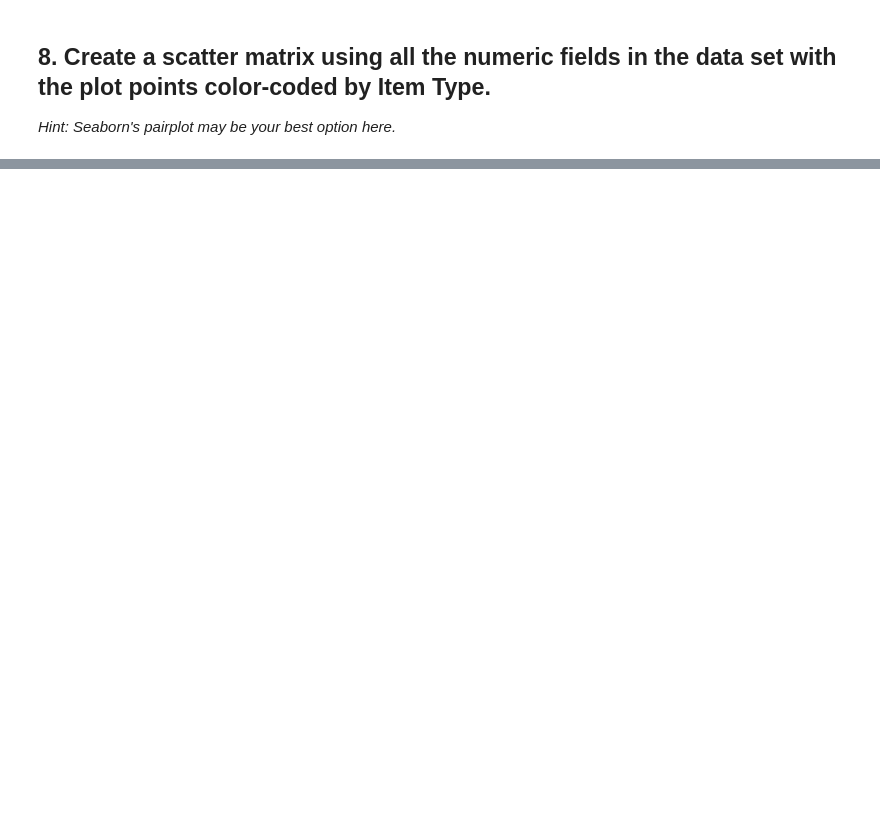
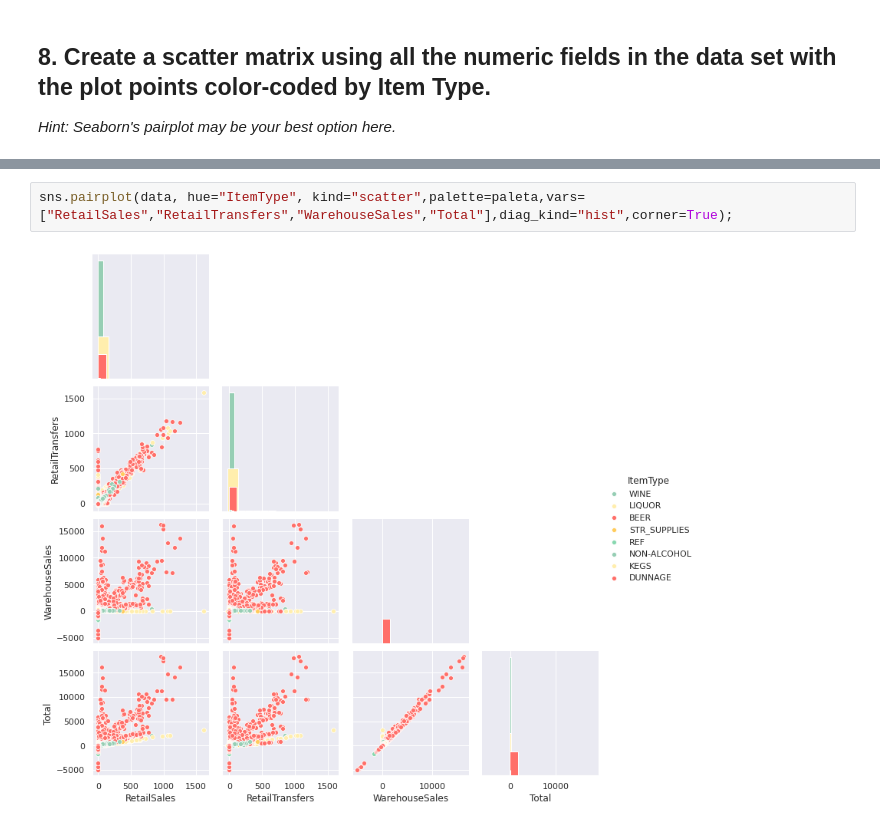
Before and after one commit to ta-data-mexpt/lab-plotting-multiple-data-series, a Jupyter notebook: your-code/main.ipynb, the cells around one changed output, grey strips where cells are left out. Drawn from its saved outputs; the diff is of its cells as text; blank space fills up the shorter version.

```diff
--- a/your-code/main.ipynb
+++ b/your-code/main.ipynb
@@ -139,0 +169,4 @@ filtered.plot.bar(figsize=(10*phi,10),width=0.85,colormap="Paired",rot=45,stacke
+# %%
+sns.pairplot(data, hue="ItemType", kind="scatter",palette=paleta,vars=["RetailSales","RetailTransfers","WarehouseSales","Total"],diag_kind="hist",corner=True);
+# %% [output]
+[figure, added]
```
Also changed, not shown: parts of 4 cells of this notebook.
